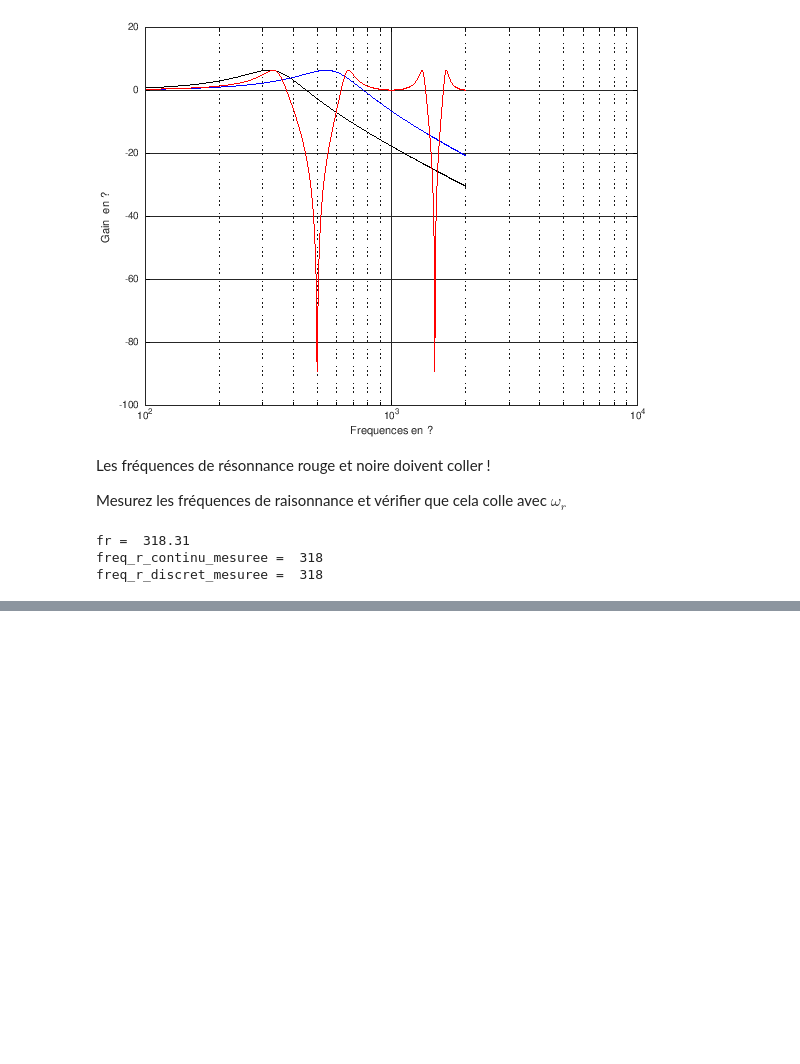
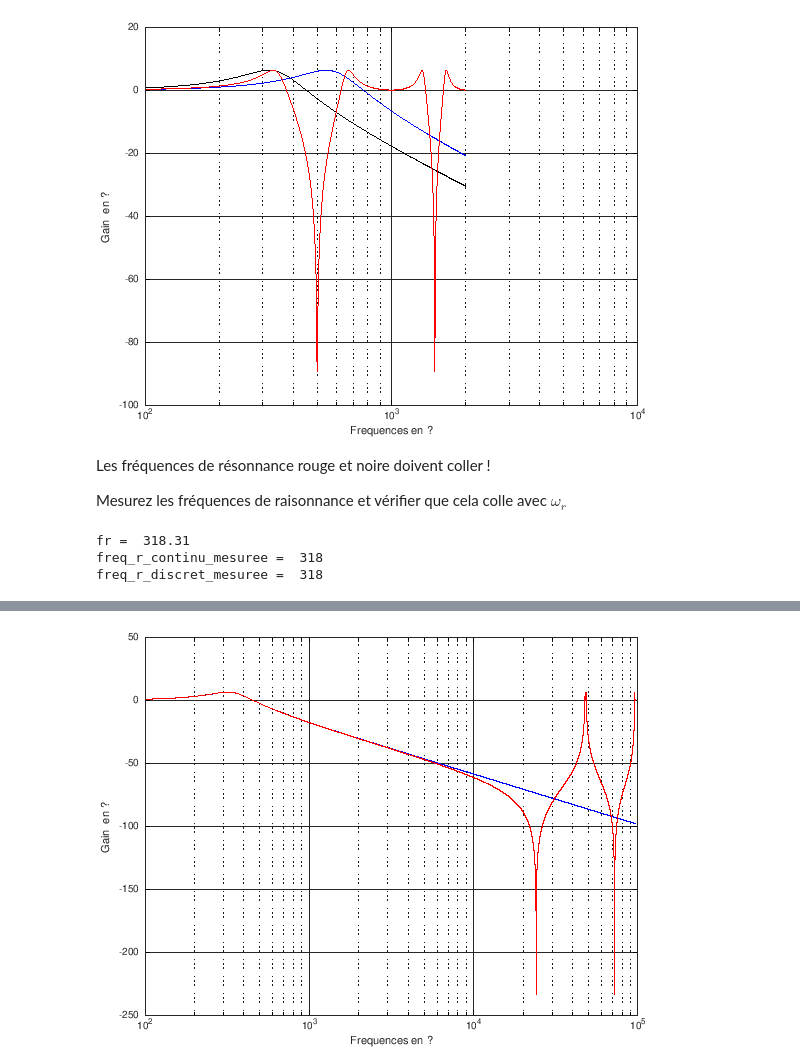
Before and after one commit to balaise31/Signal, a Jupyter notebook: discret/tp/tp1_continu_discret/tp1_bilineaire_corr.ipynb, the cells around one changed output, grey strips where cells are left out. Drawn from its saved outputs; the diff is of its cells as text; code cells hidden in the pictures; blank space fills up the shorter version.

```diff
--- a/discret/tp/tp1_continu_discret/tp1_bilineaire_corr.ipynb
+++ b/discret/tp/tp1_continu_discret/tp1_bilineaire_corr.ipynb
@@ -386,7 +400,7 @@ b1=b1/a2; a1=a1/a2;
 b2=b2/a2; a2=1;
 
 %% PUIS redefinir une fonction anonyme Gd_warp
-Gd_warp = @(z) (b0 + b1 .* z.^(-1) + b2 .* z.^(-2)) ./ (a0 + a1*z.^(-1) + a2*z.^(-2) ) ;
+Gd_warp = @(z) (b0 + b1 .* z + b2 .* z.^2) ./ (a0 + a1*z + a2*z.^2 ) ;
 # %% [markdown]
 On refait le tracé de bode et on vérifie las maxs
 # %%
@@ -439,3 +457,60 @@ freq_r_discret_mesuree =  318
+# %%
+clear all; close all; clc;
+%% Parametres du filtre continu désiré
+wr = 2000 ;% pulsation de raisonnance voulue [rad/s]
+zeta = 0.25; % facteur d'amortissement [1]
+
+%% VOTRE calcul de wn=
+wn = wr/sqrt(1-2*zeta^2) ;      % pulsation propre [rad/s]
+
+%% COPIER/COLLER de la toute première cellule
+%% Paramètres du filtre discret imposés
+Fe = 48e3 ;       % Fréquence d'échantillonnage [Hz]
+Te = 1/Fe;     % Période d'échantillonnage   [s]
+
+
+%% MAIS avec votre calcul du wn'
+%% wn_wrap =
+wn_wrap =  2/Te*tan(wn*Te/2);
+
+%% ET calcul  des a0,a1,...,b2 AVEC wn_wrap
+%% Calcul de la FT discrete
+K=1;
+b0 = 1 ;
+b1 = 2 ;
+b2 = 1 ;
+a0 = (1-4*zeta/(Te*wn_wrap)+4/(Te*wn_wrap)**2);
+a1 = (2- 8/(Te*wn_wrap)**2);
+a2 = (1+4*zeta/(Te*wn_wrap)+4/(Te*wn_wrap)**2);
+
+b0=b0/a2; a0=a0/a2;
+b1=b1/a2; a1=a1/a2;
+b2=b2/a2; a2=1;
+
+%% PUIS redefinir une fonction anonyme Gd_warp
+Gd_warp = @(z) (b0 + b1 .* z + b2 .* z.^2) ./ (a0 + a1*z + a2*z.^2 ) ;
+
+f = 100: 1: 2*Fe ; % vecteur des fréqeunces [Hz]
+p = i*2*pi*f;        % équivalents harmoniques de p
+z = exp(i*2*pi*f/Fe);        % équivalents harmoniques de z
+
+
+Gc = @(p,wn,zeta) wn^2./(p.^2 + 2*zeta*wn*p + wn^2)  ;
+
+G_continu = Gc(p,wn,zeta);
+G_continu_wrap = Gc(p,wn_wrap,zeta);
+Gd_warp = Gd_warp(z);
+
+dB_de = @(gains_complexes) 20*log10(gains_complexes);
+
+semilogx(f,dB_de(G_continu),'k');hold on;
+semilogx(f,dB_de(G_continu_wrap),'b');hold on;
+semilogx(f,dB_de(Gd_warp),'r');
+
+xlabel("Frequences en ?");
+ylabel ("Gain  en ? ");grid on;
+# %% [output]
+[figure, added]
 # %% [markdown]
 ## 3 - Application : filtrage "overtone"
 ---
```
Also changed, not shown: parts of 5 cells of this notebook, 22 other files.
